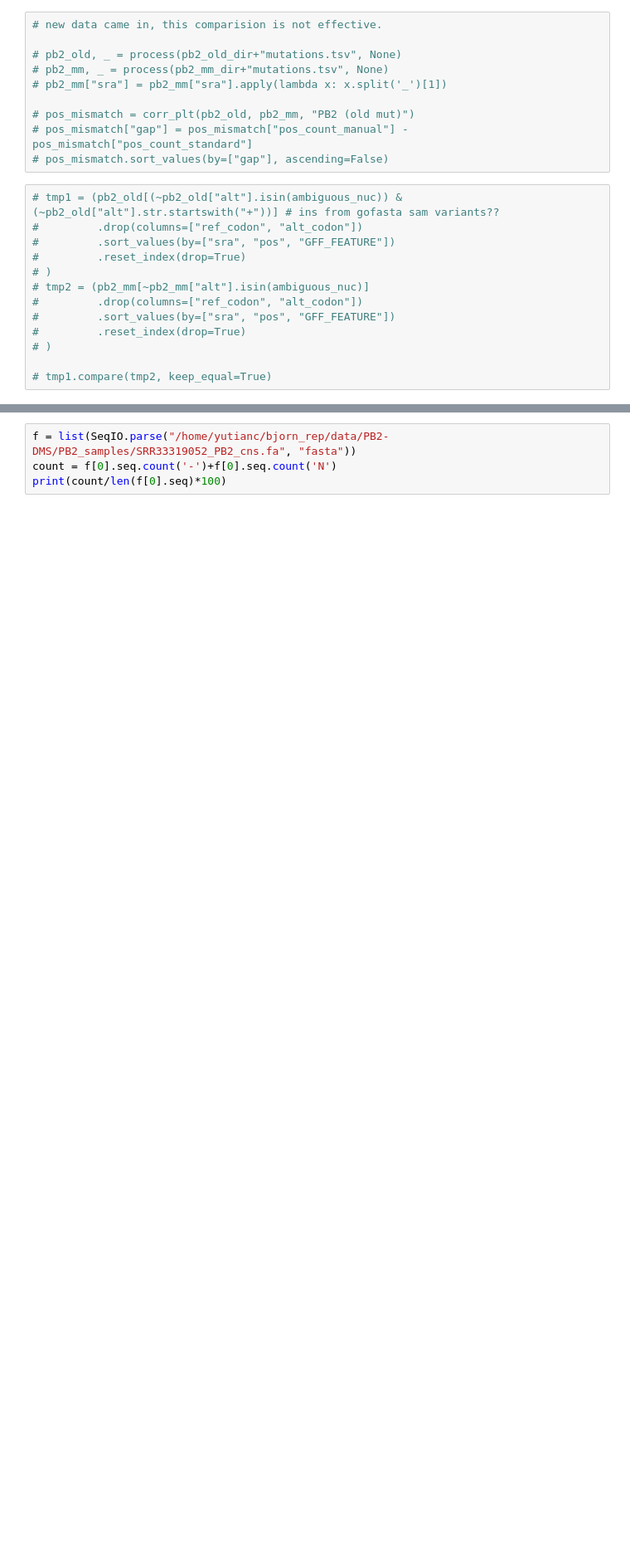
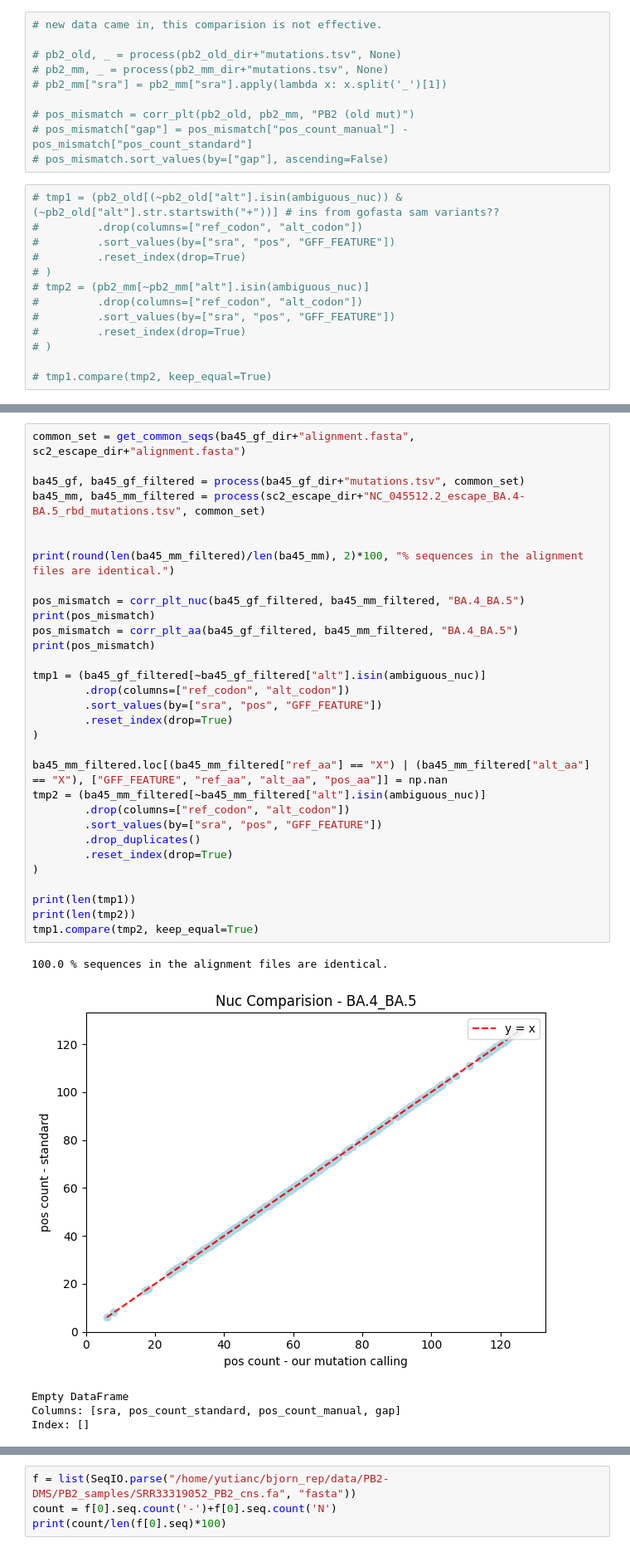
Before and after one commit to yutiachen5/bjorn_rep, a Jupyter notebook: output/sanity_check.ipynb, the cells around one changed output, grey strips where cells are left out. Shown at 83% size. Saved outputs shown, nothing was run; the diff lists cells and outputs as text; blank space fills up the shorter version.

```diff
--- a/output/sanity_check.ipynb
+++ b/output/sanity_check.ipynb
@@ -377,0 +356,37 @@ Index: []
+# %%
+common_set = get_common_seqs(ba45_gf_dir+"alignment.fasta", sc2_escape_dir+"alignment.fasta")
+
+ba45_gf, ba45_gf_filtered = process(ba45_gf_dir+"mutations.tsv", common_set)
+ba45_mm, ba45_mm_filtered = process(sc2_escape_dir+"NC_045512.2_escape_BA.4-BA.5_rbd_mutations.tsv", common_set)
+
+
+print(round(len(ba45_mm_filtered)/len(ba45_mm), 2)*100, "% sequences in the alignment files are identical.")
+
+pos_mismatch = corr_plt_nuc(ba45_gf_filtered, ba45_mm_filtered, "BA.4_BA.5")
+print(pos_mismatch)
+pos_mismatch = corr_plt_aa(ba45_gf_filtered, ba45_mm_filtered, "BA.4_BA.5")
+print(pos_mismatch)
+
+tmp1 = (ba45_gf_filtered[~ba45_gf_filtered["alt"].isin(ambiguous_nuc)]
+        .drop(columns=["ref_codon", "alt_codon"])
+        .sort_values(by=["sra", "pos", "GFF_FEATURE"])
+        .reset_index(drop=True)
+)
+
+ba45_mm_filtered.loc[(ba45_mm_filtered["ref_aa"] == "X") | (ba45_mm_filtered["alt_aa"] == "X"), ["GFF_FEATURE", "ref_aa", "alt_aa", "pos_aa"]] = np.nan
+tmp2 = (ba45_mm_filtered[~ba45_mm_filtered["alt"].isin(ambiguous_nuc)]
+        .drop(columns=["ref_codon", "alt_codon"])
+        .sort_values(by=["sra", "pos", "GFF_FEATURE"])
+        .drop_duplicates()
+        .reset_index(drop=True)
+)
+
+print(len(tmp1))
+print(len(tmp2))
+tmp1.compare(tmp2, keep_equal=True)
+# %% [output]
+100.0 % sequences in the alignment files are identical.
+[figure, added]
+Empty DataFrame
+Columns: [sra, pos_count_standard, pos_count_manual, gap]
+Index: []
```
Also changed, not shown: parts of 18 cells of this notebook, 7 other files.
